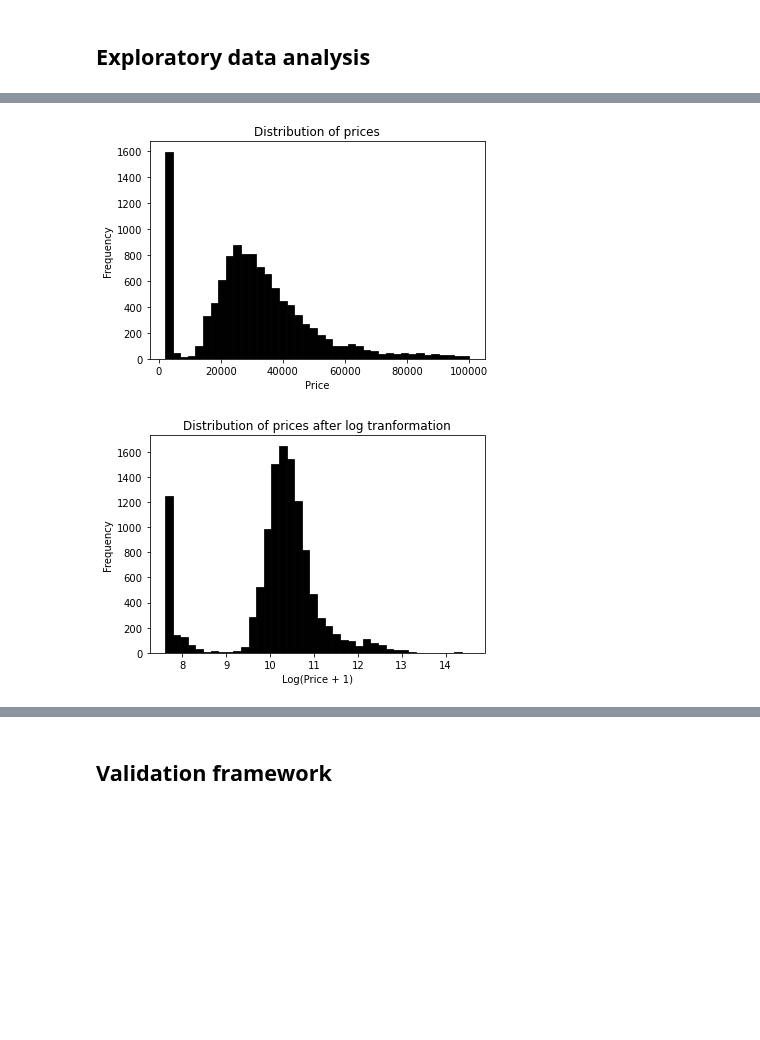
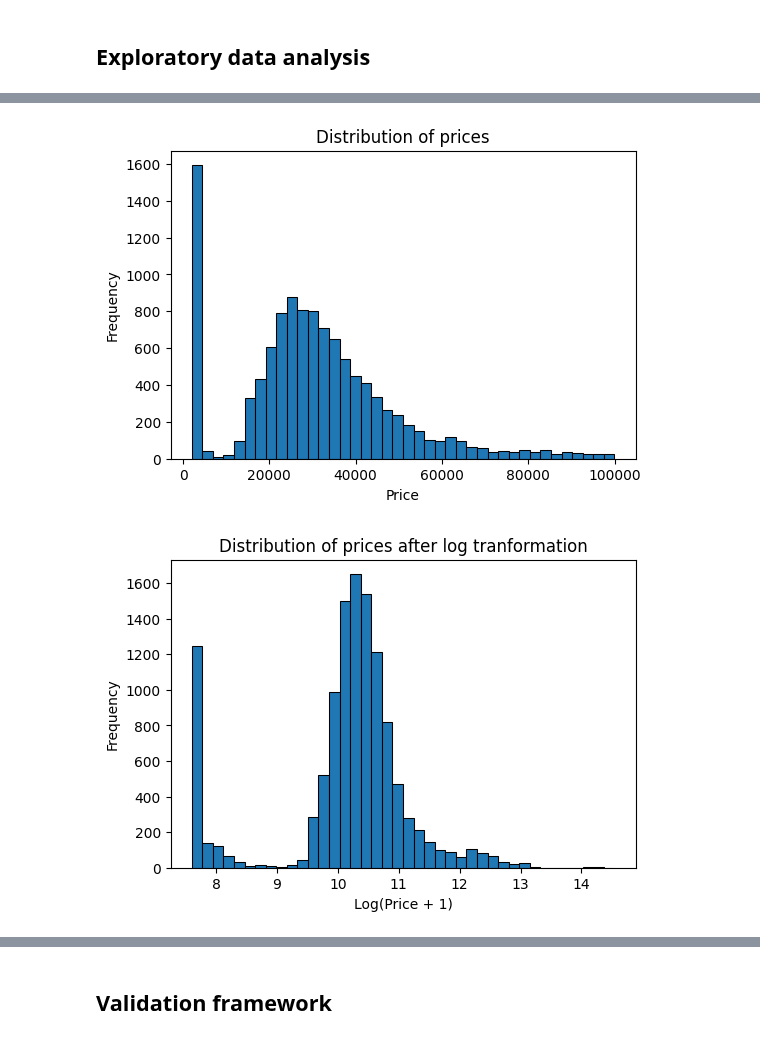
Before and after one commit to DataTalksClub/machine-learning-zoomcamp, a Jupyter notebook: chapter-02-car-price/02-carprice.ipynb, the cells around one changed output, grey strips where cells are left out. Saved outputs shown, nothing was run; the diff lists cells and outputs as text; code cells hidden in the pictures; blank space fills up the shorter version.

```diff
--- a/chapter-02-car-price/02-carprice.ipynb
+++ b/chapter-02-car-price/02-carprice.ipynb
@@ -51,27 +51,27 @@ plt.show()
 # %%
 plt.figure(figsize=(6, 4))
 
-sns.histplot(df.msrp[df.msrp < 100000], bins=40, color='black', alpha=1)
+sns.histplot(df.msrp[df.msrp < 100000], bins=40, alpha=1)
 plt.ylabel('Frequency')
 plt.xlabel('Price')
 plt.title('Distribution of prices')
 
 plt.show()
 # %% [output]
-[figure, old version]
+[figure, new version]
 # %%
 log_price = np.log1p(df.msrp)
 
 plt.figure(figsize=(6, 4))
 
-sns.histplot(log_price, bins=40, color='black', alpha=1)
+sns.histplot(log_price, bins=40, alpha=1)
 plt.ylabel('Frequency')
 plt.xlabel('Log(Price + 1)')
 plt.title('Distribution of prices after log tranformation')
 
 plt.show()
 # %% [output]
-[figure, old version]
+[figure, new version]
 # %%
 df.isnull().sum()
 # %% [output]
```
Also changed, not shown: parts of 1 cell of this notebook.
